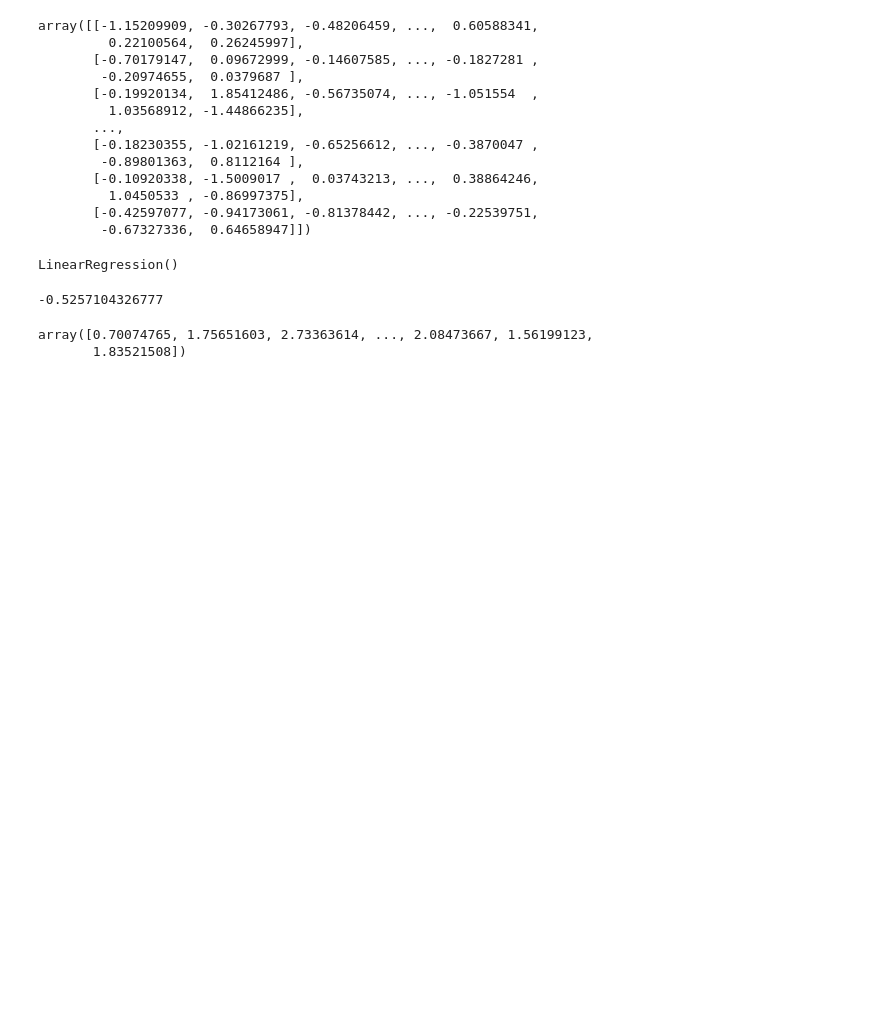
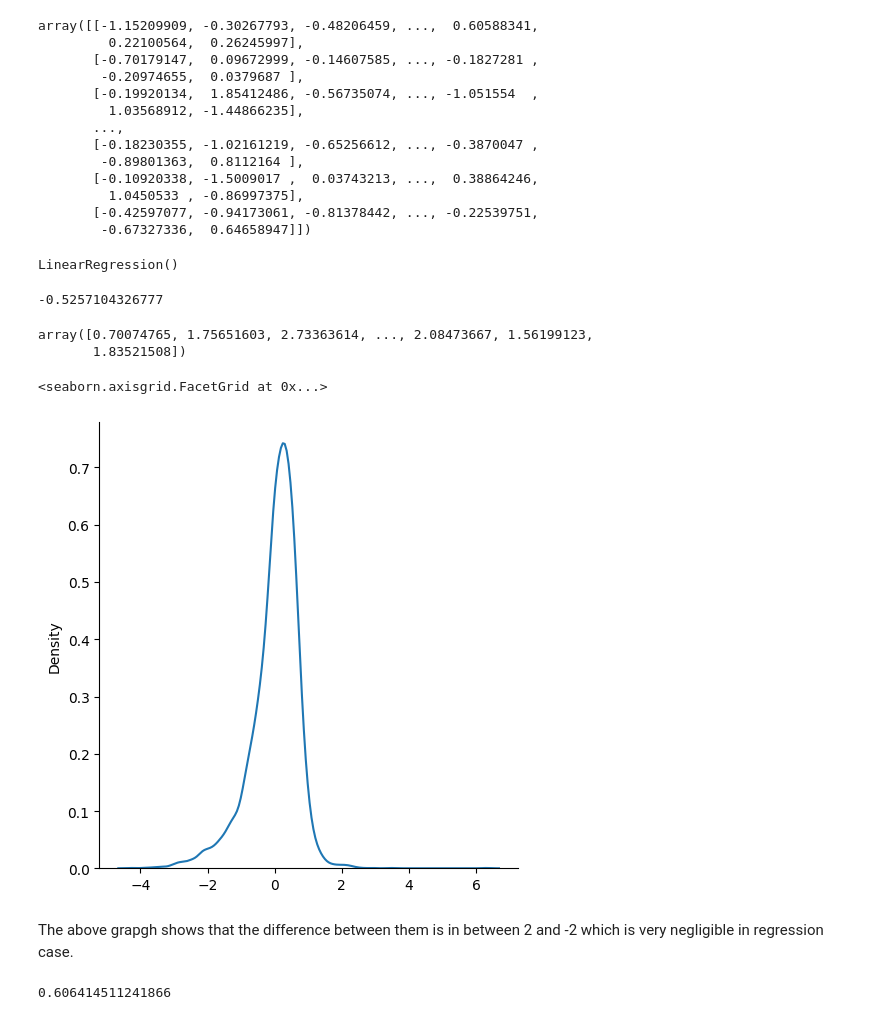
Before and after one commit to ZeyamAli/Review-ML-Algorithms, a Jupyter notebook: Simple_Regression_Algo.ipynb, the cells around one changed output. Cells and saved outputs as stored; diff of their text form; code cells hidden in the pictures; blank space fills up the shorter version.

```diff
--- a/Simple_Regression_Algo.ipynb
+++ b/Simple_Regression_Algo.ipynb
@@ -149,3 +149,10 @@ reg_pred
 # %% [output]
 array([0.70074765, 1.75651603, 2.73363614, ..., 2.08473667, 1.56199123,
        1.83521508])
+# %%
+sns.displot(reg_pred-y_test, kind= 'kde')
+# %% [output]
+<seaborn.axisgrid.FacetGrid at 0x...>
+[figure, added]
+# %% [markdown]
+The above grapgh shows that the difference between them is in between 2 and -2 which is very negligible in regression case.
@@ -151,0 +163,4 @@ array([0.70074765, 1.75651603, 2.73363614, ..., 2.08473667, 1.56199123,
+# %%
+r2_score
+# %% [output]
+0.606414511241866
```
Also changed, not shown: parts of 1 cell of this notebook.
